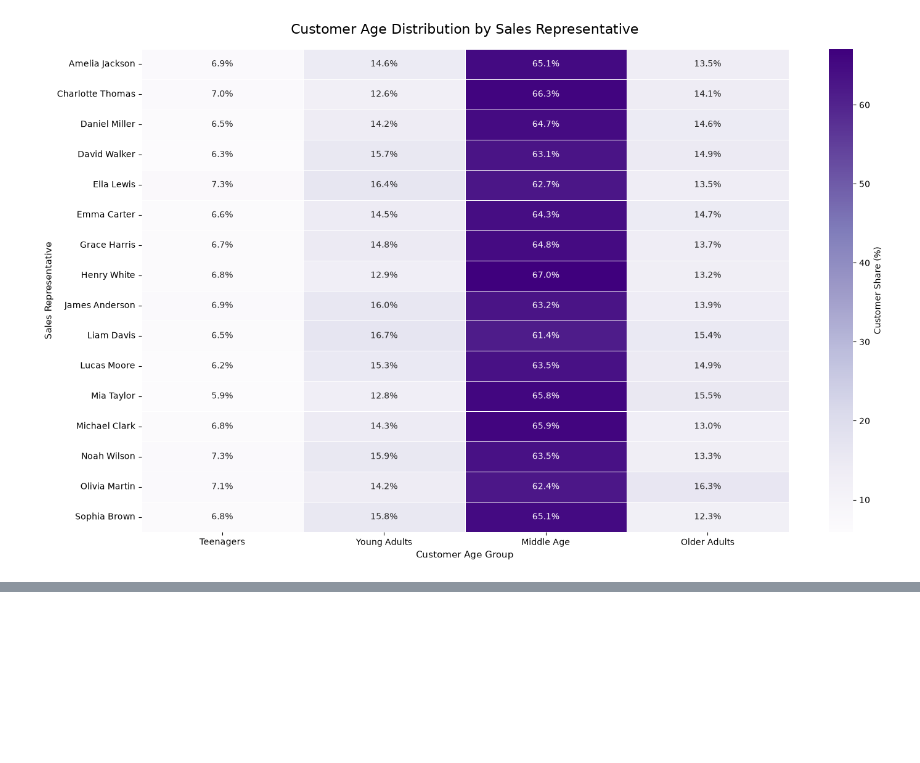
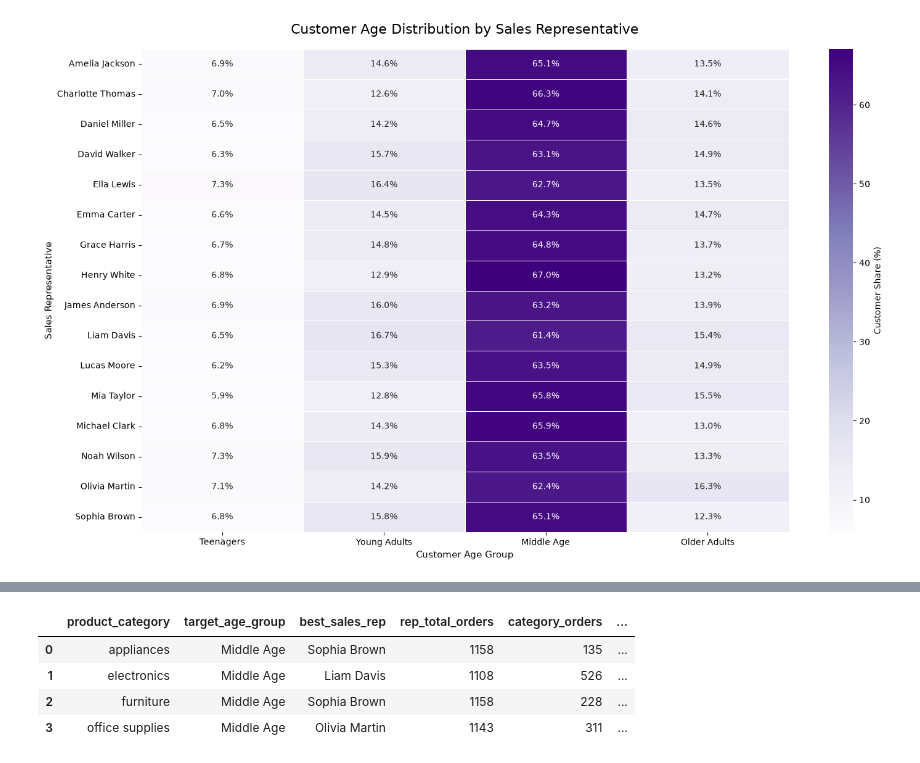
Before and after one commit to aslbektheanalyst/Portfolio_DA, a Jupyter notebook: sales_analysis/3representatives.ipynb, the cells around one changed output, grey strips where cells are left out. Cells and saved outputs as stored; diff of their text form; code cells hidden in the pictures; blank space fills up the shorter version.

```diff
--- a/sales_analysis/3representatives.ipynb
+++ b/sales_analysis/3representatives.ipynb
@@ -197,0 +222,35 @@ plt.show()
+# %%
+category_profile = (
+    df.groupby("product_category")
+      .agg(
+          target_age_group=("age_group", lambda x: x.value_counts().idxmax()),
+          best_sales_rep=("sales_representative", lambda x: x.value_counts().idxmax())
+      )
+      .reset_index()
+)
+
+category_profile["rep_total_orders"] = category_profile["best_sales_rep"].map(
+    df["sales_representative"].value_counts()
+)
+
+category_profile["category_orders"] = [
+    ((df["product_category"] == cat) &
+     (df["sales_representative"] == rep)).sum()
+    for cat, rep in zip(
+        category_profile["product_category"],
+        category_profile["best_sales_rep"]
+    )
+]
+
+category_profile["category_share %"] = (
+    category_profile["category_orders"]
+    / category_profile["rep_total_orders"] * 100
+).round(1)
+
+category_profile
+# %% [output]
+|  | product_category | target_age_group | best_sales_rep | rep_total_orders | category_orders | ... |
+| 0 | appliances | Middle Age | Sophia Brown | 1158 | 135 | ... |
+| 1 | electronics | Middle Age | Liam Davis | 1108 | 526 | ... |
+| 2 | furniture | Middle Age | Sophia Brown | 1158 | 228 | ... |
+| 3 | office supplies | Middle Age | Olivia Martin | 1143 | 311 | ... |
```
Also changed, not shown: parts of 4 cells of this notebook.
